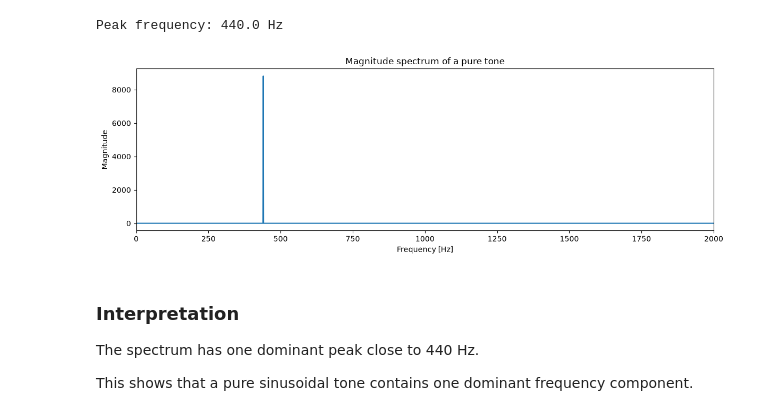
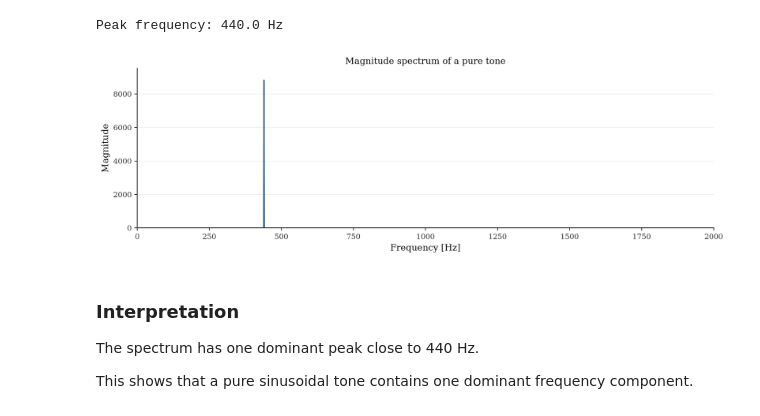
Before and after one commit to vpobleteacustica/audio-data-mining-class, a Jupyter notebook: notebooks/02_spectrograms_stft.ipynb, the cells around one changed output. Cells and saved outputs as stored; diff of their text form; code cells hidden in the pictures.

```diff
--- a/notebooks/02_spectrograms_stft.ipynb
+++ b/notebooks/02_spectrograms_stft.ipynb
@@ -182,16 +211,14 @@ print("Peak frequency:", peak_frequency, "Hz")
 # %% [output]
 Peak frequency: 440.0 Hz
 # %%
-plt.figure(figsize=(12, 4))
-plt.plot(frequencies, fft_magnitude)
-plt.title("Magnitude spectrum of a pure tone")
-plt.xlabel("Frequency [Hz]")
-plt.ylabel("Magnitude")
-plt.xlim(0, 2000)
-plt.tight_layout()
-plt.show()
+plot_magnitude_spectrum(
+    frequencies=frequencies,
+    magnitude=fft_magnitude,
+    title="Magnitude spectrum of a pure tone",
+    xlim=(0, 2000),
+)
 # %% [output]
-[figure, old version]
+[figure, new version]
 # %% [markdown]
 ### Interpretation
 
```
Also changed, not shown: parts of 32 cells of this notebook, 6 other files.
